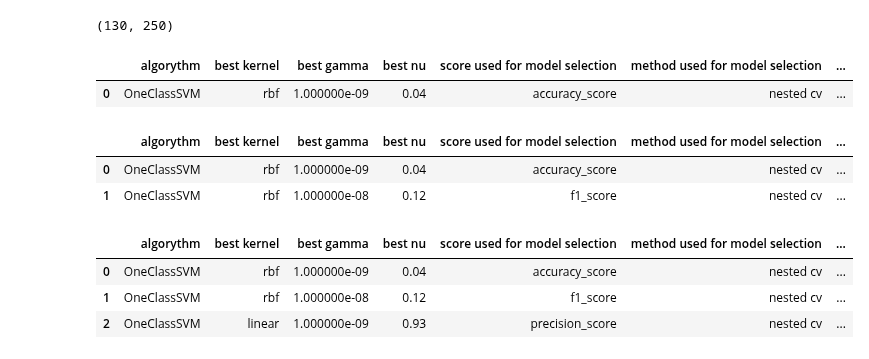
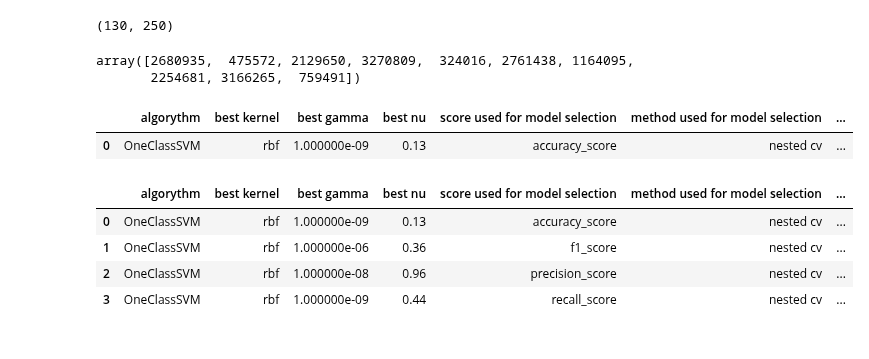
Before and after one commit to chrfum/one-class_classifier, a Jupyter notebook: run-over_classifier/one_class_codes/svm_exp2.ipynb, the cells around one changed output. Cells and saved outputs as stored; diff of their text form; code cells hidden in the pictures.

Commit message:
aggiunta feature che restituisce anche la migliore accuratezza in assoluto e i parametri relativi ad essa

```diff
--- a/run-over_classifier/one_class_codes/svm_exp2.ipynb
+++ b/run-over_classifier/one_class_codes/svm_exp2.ipynb
@@ -88,8 +89,14 @@ new_X = reduce_cols(X, 250)
 new_X.shape
 # %% [output]
 (130, 250)
+# %%
+random_seeds = np.random.randint(2343, 3485327, size=10)
+random_seeds
+# %% [output]
+array([2680935,  475572, 2129650, 3270809,  324016, 2761438, 1164095,
+       2254681, 3166265,  759491])
 # %%
-def nested_cv(X, components, mod_selection_score=accuracy_score):
+def nested_cv(X, components, random_seeds, mod_selection_score=accuracy_score):
     kernels = ['linear', 'rbf']
     gammas = np.logspace(-9, 3, 13)
     nus = np.linspace(0.01, 0.99, 99)
@@ -98,6 +105,8 @@ def nested_cv(X, components, mod_selection_score=accuracy_score):
     accuracy_scores = []
     precision_scores = []
     recall_scores = []
+    best_overall_accuracy = 0
+    best_overall_params = {'kernel': '', 'gamma': 0, 'nu': 0}
 
     y = X['Mezzo'].values
     X = X.drop(columns='Mezzo')
@@ -108,7 +117,6 @@ def nested_cv(X, components, mod_selection_score=accuracy_score):
     scaler = StandardScaler()
     X = scaler.fit_transform(X)
 
-    random_seeds = np.random.randint(2343, 3485327, size=10)
     for seed in random_seeds:
         outer_cv = StratifiedKFold(n_splits=5, shuffle=True, random_state=seed)
 
@@ -160,14 +168,21 @@ def nested_cv(X, components, mod_selection_score=accuracy_score):
             pred_values = clf.predict(X_test)
             true_values = [1 if y == 0 else -1 for y in y_test]
 
+            if accuracy_score(true_values, pred_values) > best_overall_accuracy:
+                best_overall_accuracy = accuracy_score(true_values, pred_values)
+                best_overall_params['kernel'] = best_params['kernel']
+                best_overall_params['gamma'] = best_params['gamma']
+                best_overall_params['nu'] = best_params['nu']
+
+
             accuracy_scores.append(accuracy_score(true_values, pred_values))
             precision_scores.append(precision_score(true_values, pred_values, zero_division=0.0))
             recall_scores.append(recall_score(true_values, pred_values))
 
     return {'algorythm': 'OneClassSVM',
-            'best kernel': best_params['kernel'],
-            'best gamma': best_params['gamma'],
-            'best nu': best_params['nu'],
+            'best kernel': best_overall_params['kernel'],
+            'best gamma': best_overall_params['gamma'],
+            'best nu': best_overall_params['nu'],
             'score used for model selection': mod_selection_score.__name__,
             'method used for model selection': 'nested cv',
             'accuracy mean': np.mean(accuracy_scores) * 100,
@@ -176,31 +191,28 @@ def nested_cv(X, components, mod_selection_score=accuracy_score):
             'precision  std': np.std(precision_scores) * 100,
             'recall mean': np.mean(recall_scores) * 100,
             'recall std': np.std(recall_scores) * 100,
+            'best overall accuracy': best_overall_accuracy * 100,
             'components': components}
 # %%
-results = nested_cv(X, 250, accuracy_score)
+results = nested_cv(X, 250, random_seeds, accuracy_score)
 scores_df = pd.DataFrame(results, index=[0])
 scores_df
 # %% [output]
 |  | algorythm | best kernel | best gamma | best nu | score used for model selection | method used for model selection | ... |
-| 0 | OneClassSVM | rbf | 1.000000e-09 | 0.04 | accuracy_score | nested cv | ... |
+| 0 | OneClassSVM | rbf | 1.000000e-09 | 0.13 | accuracy_score | nested cv | ... |
 # %%
 def add_record(df, record):
     new_record = pd.DataFrame(record, index=[0])
     df = pd.concat([df, new_record], ignore_index=True)
     return df
 # %%
-scores_df = add_record(scores_df, nested_cv(X, 250, f1_score))
+scores_df = add_record(scores_df, nested_cv(X, 250, random_seeds, f1_score))
+scores_df = add_record(scores_df, nested_cv(X, 250, random_seeds, precision_score))
+scores_df = add_record(scores_df, nested_cv(X, 250, random_seeds, recall_score))
 scores_df
 # %% [output]
 |  | algorythm | best kernel | best gamma | best nu | score used for model selection | method used for model selection | ... |
-| 0 | OneClassSVM | rbf | 1.000000e-09 | 0.04 | accuracy_score | nested cv | ... |
-| 1 | OneClassSVM | rbf | 1.000000e-08 | 0.12 | f1_score | nested cv | ... |
+| 0 | OneClassSVM | rbf | 1.000000e-09 | 0.13 | accuracy_score | nested cv | ... |
+| 1 | OneClassSVM | rbf | 1.000000e-06 | 0.36 | f1_score | nested cv | ... |
+| 2 | OneClassSVM | rbf | 1.000000e-08 | 0.96 | precision_score | nested cv | ... |
+| 3 | OneClassSVM | rbf | 1.000000e-09 | 0.44 | recall_score | nested cv | ... |
-# %%
-scores_df = add_record(scores_df, nested_cv(X, 250, precision_score))
-scores_df
-# %% [output]
-|  | algorythm | best kernel | best gamma | best nu | score used for model selection | method used for model selection | ... |
-| 0 | OneClassSVM | rbf | 1.000000e-09 | 0.04 | accuracy_score | nested cv | ... |
-| 1 | OneClassSVM | rbf | 1.000000e-08 | 0.12 | f1_score | nested cv | ... |
-| 2 | OneClassSVM | linear | 1.000000e-09 | 0.93 | precision_score | nested cv | ... |
```
Also changed, not shown: parts of 20 cells of this notebook.
